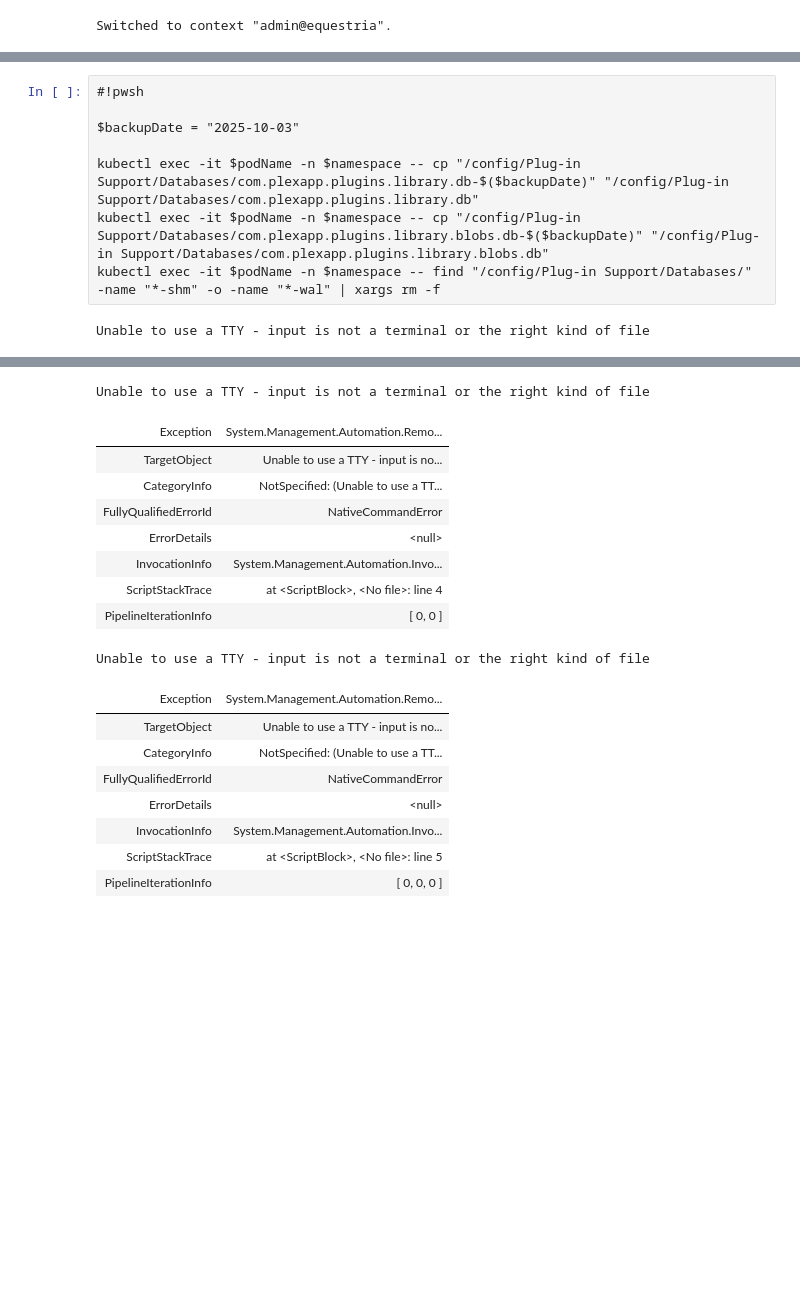
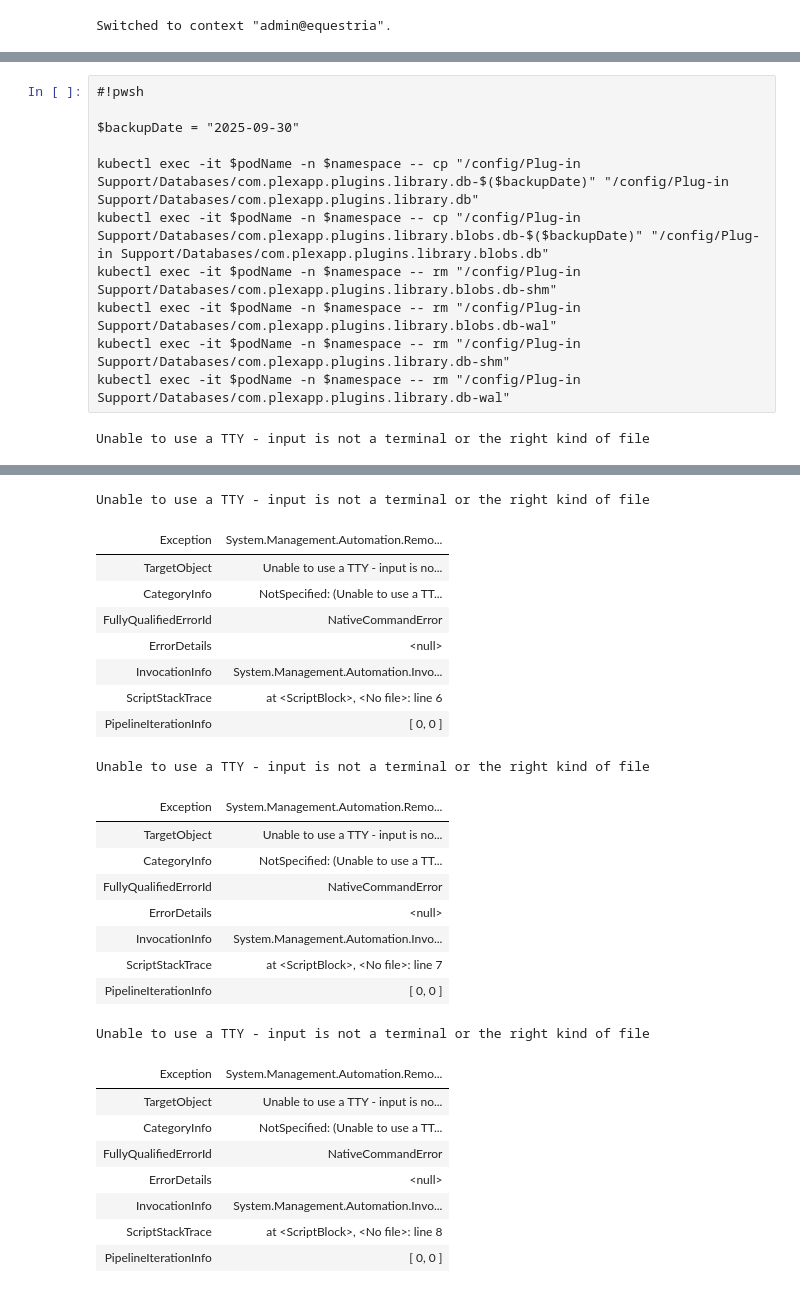
Before and after one commit to david-driscoll/home-operations, a Jupyter notebook: playbook/plex.ipynb, the cells around one changed output, grey strips where cells are left out. Drawn from its saved outputs; the diff is of its cells as text; blank space fills up the shorter version.

```diff
--- a/playbook/plex.ipynb
+++ b/playbook/plex.ipynb
@@ -140,11 +126,14 @@ error: timed out waiting for the condition on pods/plex-78cd8c67b7-x9hwp
 # %%
 #!pwsh
 
-$backupDate = "2025-10-03"
+$backupDate = "2025-09-30"
 
 kubectl exec -it $podName -n $namespace -- cp "/config/Plug-in Support/Databases/com.plexapp.plugins.library.db-$($backupDate)" "/config/Plug-in Support/Databases/com.plexapp.plugins.library.db"
 kubectl exec -it $podName -n $namespace -- cp "/config/Plug-in Support/Databases/com.plexapp.plugins.library.blobs.db-$($backupDate)" "/config/Plug-in Support/Databases/com.plexapp.plugins.library.blobs.db"
-kubectl exec -it $podName -n $namespace -- find "/config/Plug-in Support/Databases/" -name "*-shm" -o -name "*-wal" | xargs rm -f
+kubectl exec -it $podName -n $namespace -- rm "/config/Plug-in Support/Databases/com.plexapp.plugins.library.blobs.db-shm"
+kubectl exec -it $podName -n $namespace -- rm "/config/Plug-in Support/Databases/com.plexapp.plugins.library.blobs.db-wal"
+kubectl exec -it $podName -n $namespace -- rm "/config/Plug-in Support/Databases/com.plexapp.plugins.library.db-shm"
+kubectl exec -it $podName -n $namespace -- rm "/config/Plug-in Support/Databases/com.plexapp.plugins.library.db-wal"
 # %% [output]
 Unable to use a TTY - input is not a terminal or the right kind of file
 | Exception | System.Management.Automation.Remo... |
@@ -157,22 +146,31 @@ Unable to use a TTY - input is not a terminal or the right kind of file
 | PipelineIterationInfo | [ 0, 0 ] |
 Unable to use a TTY - input is not a terminal or the right kind of file
 | Exception | System.Management.Automation.Remo... |
 | TargetObject | Unable to use a TTY - input is no... |
 | CategoryInfo | NotSpecified: (Unable to use a TT... |
 | FullyQualifiedErrorId | NativeCommandError |
 | ErrorDetails | <null> |
 | InvocationInfo | System.Management.Automation.Invo... |
-| ScriptStackTrace | at <ScriptBlock>, <No file>: line 4 |
+| ScriptStackTrace | at <ScriptBlock>, <No file>: line 6 |
 | PipelineIterationInfo | [ 0, 0 ] |
 Unable to use a TTY - input is not a terminal or the right kind of file
 | Exception | System.Management.Automation.Remo... |
 | TargetObject | Unable to use a TTY - input is no... |
 | CategoryInfo | NotSpecified: (Unable to use a TT... |
 | FullyQualifiedErrorId | NativeCommandError |
 | ErrorDetails | <null> |
 | InvocationInfo | System.Management.Automation.Invo... |
-| ScriptStackTrace | at <ScriptBlock>, <No file>: line 5 |
-| PipelineIterationInfo | [ 0, 0, 0 ] |
+| ScriptStackTrace | at <ScriptBlock>, <No file>: line 7 |
+| PipelineIterationInfo | [ 0, 0 ] |
+Unable to use a TTY - input is not a terminal or the right kind of file
+| Exception | System.Management.Automation.Remo... |
+| TargetObject | Unable to use a TTY - input is no... |
+| CategoryInfo | NotSpecified: (Unable to use a TT... |
+| FullyQualifiedErrorId | NativeCommandError |
+| ErrorDetails | <null> |
+| InvocationInfo | System.Management.Automation.Invo... |
+| ScriptStackTrace | at <ScriptBlock>, <No file>: line 8 |
+| PipelineIterationInfo | [ 0, 0 ] |
 # %%
 #!pwsh
 
```
Also changed, not shown: parts of 6 cells of this notebook, 8 other files.
